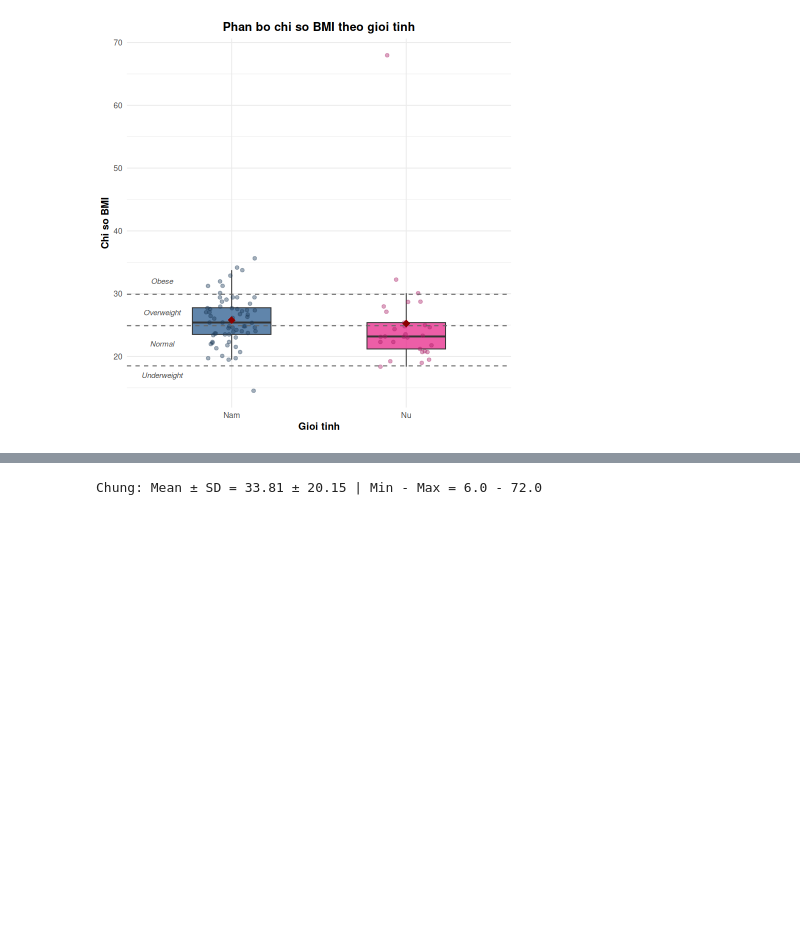
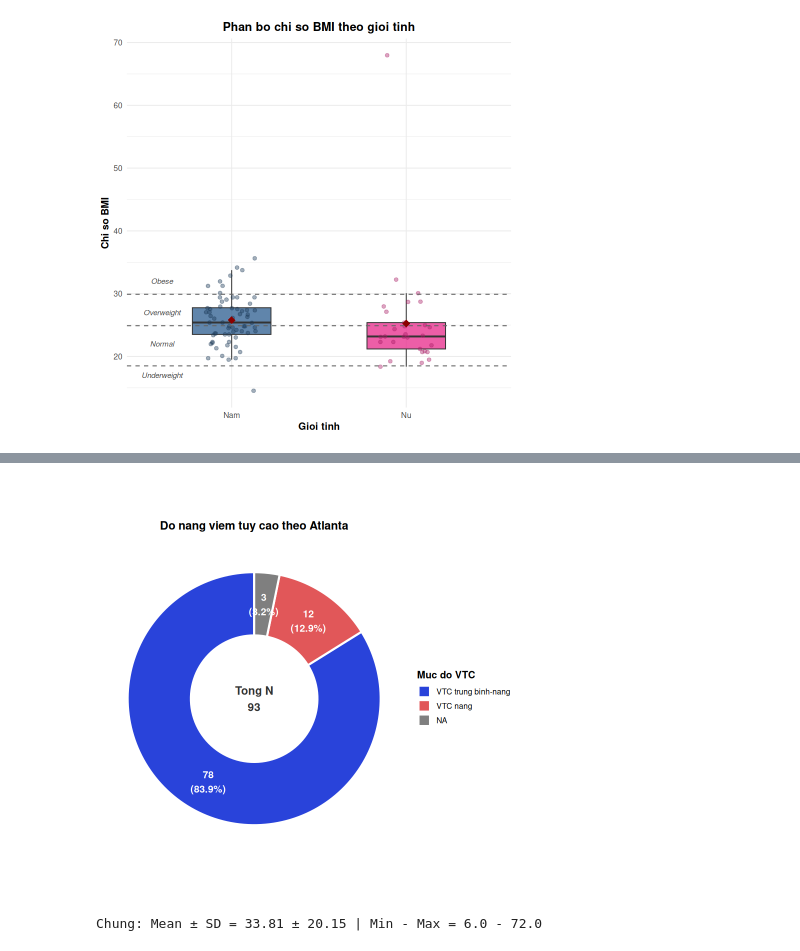
Before and after one commit to AslanPhamm/HTG-Hypertriglyceridemia-induced-acute-pancreatitis, a Jupyter notebook: Data_analyzed.ipynb, the cells around one changed output, grey strips where cells are left out. Saved outputs shown, nothing was run; the diff lists cells and outputs as text; code cells hidden in the pictures; blank space fills up the shorter version.

```diff
--- a/Data_analyzed.ipynb
+++ b/Data_analyzed.ipynb
@@ -537,3 +464,50 @@ p_donut
+# %%
+# 3. Vẽ biểu đồ Donut
+p_donut_atlanta <- ggplot(df_pie, aes(x = 2, y = pct, fill = Atlanta_0)) +
+  # Vẽ cột với viền trắng ngăn cách
+  geom_col(color = "white", linewidth = 1.2, width = 1) +
+  # Biến đổi sang hệ tọa độ cực (hình tròn)
+  coord_polar(theta = "y", start = 0) +
+  # Giới hạn trục x để tạo khoảng trống (lỗ rỗng) ở tâm hình tròn
+  xlim(0.5, 2.5) +
+  # Hiển thị số liệu n (%) trực tiếp lên từng dải
+  geom_text(
+    aes(label = label),
+    position = position_stack(vjust = 0.5),
+    size = 4.2,
+    fontface = "bold",
+    color = "white"
+  ) +
+  # Hiển thị tổng số ca (Tổng N) tại tâm biểu đồ
+  annotate(
+    "text", x = 0.5, y = 0,
+    label = paste0("Tong N\n", sum(df_pie$n)),
+    size = 4.8, fontface = "bold", color = "gray20"
+  ) +
+  # Bảng màu tương phản y học (Cam / Đỏ)
+  scale_fill_manual(
+    values = c(
+      "VTC trung binh-nang" = "#2943da",
+      "VTC nang"              = "#e15759"
+    ),
+    name = "Muc do VTC"
+  ) +
+  labs(
+    title = "Do nang viem tuy cao theo Atlanta",
+    x = NULL,
+    y = NULL
+  ) +
+  theme_void(base_size = 12) +
+  theme(
+    plot.title = element_text(face = "bold", hjust = 0.5, size = 14, margin = margin(b = 10)),
+    legend.position = "right",
+    legend.title = element_text(face = "bold")
+  )
+
+# Hiển thị biểu đồ
+p_donut_atlanta
+# %% [output]
+[figure, added]
 # %%
 # 1. Chuyển sang vector số
 gio <- as.numeric(df$gio_khoi_phat[!is.na(df$gio_khoi_phat)])
```
Also changed, not shown: parts of 4 cells of this notebook, 4 other files.
